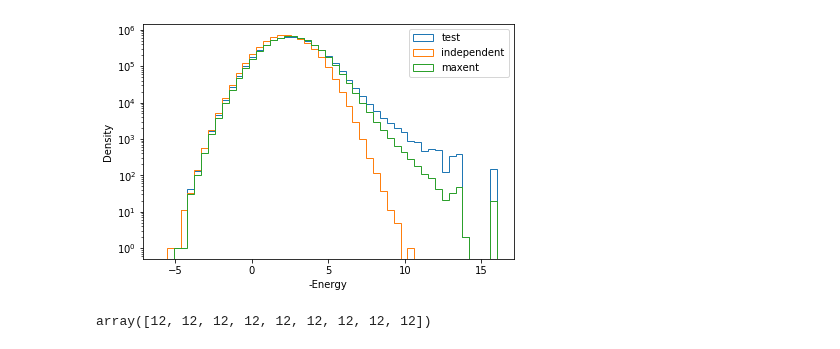
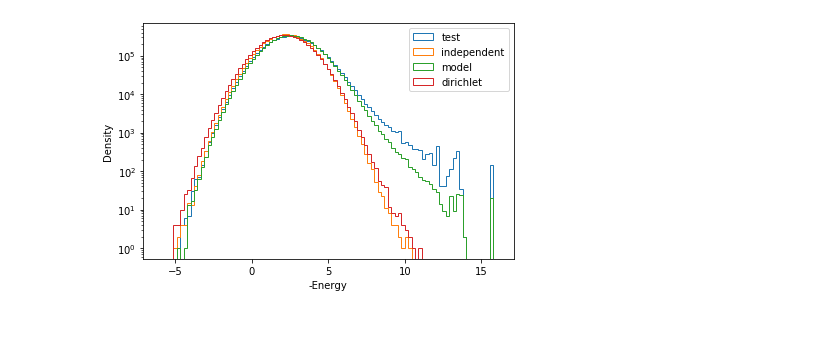
Before and after one commit to andim/peptidome, a Jupyter notebook: code/maxent/densityofstates.ipynb, the cells around one changed output. Cells and saved outputs as stored; diff of their text form; code cells hidden in the pictures.

Commit message:
further analyis of fitted maxent model

```diff
--- a/code/maxent/densityofstates.ipynb
+++ b/code/maxent/densityofstates.ipynb
@@ -29,0 +44,5 @@ sample_independent = np.random.choice(np.arange(0, 20, 1), size=sample_matrices[
+# %%
+p = np.random.dirichlet(alpha*np.mean(alpha0), size=aa_human.shape[0])
+bins = np.arange(0, 0.25, 0.01)
+plt.hist(p[:, 5], bins=bins, histtype='step')
+plt.hist(aa_human[:, 5], bins=bins, histtype='step')
@@ -30,22 +58,32 @@ sample_independent = np.random.choice(np.arange(0, 20, 1), size=sample_matrices[
+# %%
+sampless = []
+ps = np.random.dirichlet(alpha*np.mean(alpha0), size=aa_human.shape[0]//2)
+blocklength = sample_matrices['test'].shape[0]//len(ps)
+for p in ps:
+    samples = np.random.choice(np.arange(0, 20, 1),
+                               size=(blocklength, sample_matrices['test'].shape[1]),
+                               p=p)
+    sampless.append(samples)
+sample_dirichlet = np.concatenate(sampless)
 # %%
-energies_test = np.array([energy_potts(x, hi, Jij) for x in sample_matrices['test']])
-energies_model = np.array([energy_potts(x, hi, Jij) for x in sample_matrices['model']])
-energies_independent = np.array([energy_potts(x, hi, Jij) for x in sample_independent])
+energies = {}
+for dataset in ['test', 'model']:
+    energies[dataset] = np.array([energy_potts(x, hi, Jij) for x in sample_matrices[dataset]])
+energies['independent'] = np.array([energy_potts(x, hi, Jij) for x in sample_independent])
+# %%
+energies['dirichlet'] = np.array([energy_potts(x, hi, Jij) for x in sample_dirichlet])
 # %%
-bins = np.linspace(-6, 16, 50)
+bins = np.linspace(-6, 16, 100)
 fig, ax = plt.subplots()
-ax.hist(-energies_test, bins=bins, histtype='step', label='test')
-ax.hist(-energies_independent, bins=bins, histtype='step', label='independent')
-ax.hist(-energies_model, bins=bins, histtype='step', label='maxent')
+for dataset in ['test', 'independent', 'model', 'dirichlet']:
+    ax.hist(-energies[dataset], bins=bins, histtype='step', label=dataset)
+#ax.hist(-energies_independent, bins=bins, histtype='step', label='independent')
+#ax.hist(-energies_model, bins=bins, histtype='step', label='maxent')
 ax.set_yscale('log')
 ax.legend()
 ax.set_xlabel('-Energy')
 ax.set_ylabel('Density')
 fig.tight_layout()
 fig.savefig('density_of_states.png')
 # %% [output]
-[figure, old version]
+[figure, new version]
-# %%
-x = sample_matrices['test'][energies_test.argmin()]
-# %% [output]
-array([12, 12, 12, 12, 12, 12, 12, 12, 12])
```
Also changed, not shown: parts of 4 cells of this notebook, 6 other files.
